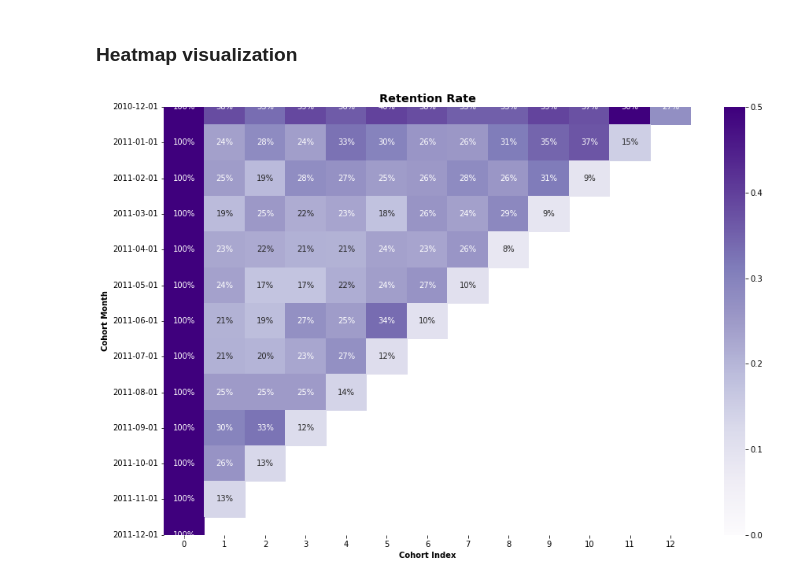
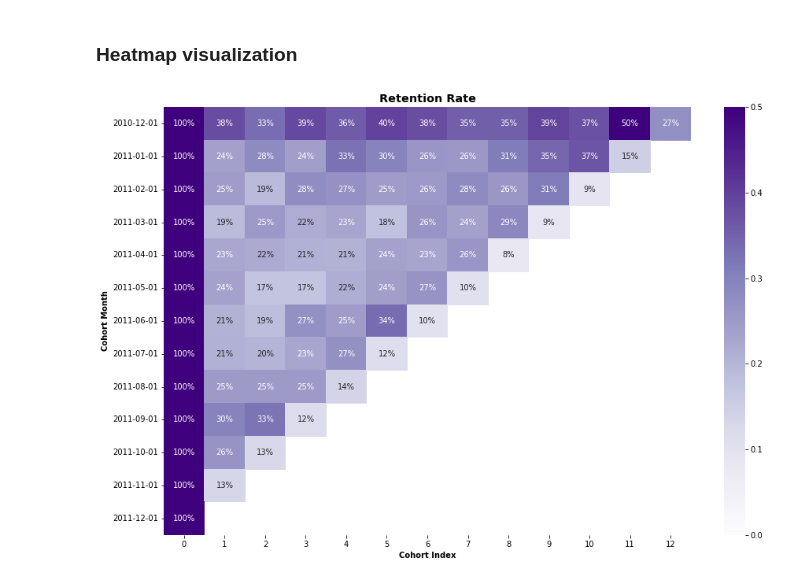
Before and after one commit to melinaapos/Cohort-Analysis-with-Python, a Jupyter notebook: Cohort_Analysis.ipynb, the cells around one changed output. Drawn from its saved outputs; the diff is of its cells as text; code cells hidden in the pictures.

Commit message:
Optimize heatmap visualization and update README

```diff
--- a/Cohort_Analysis.ipynb
+++ b/Cohort_Analysis.ipynb
@@ -141,17 +141,18 @@ retention
 # %%
 plt.figure(figsize=(15,10))
 
 ax = sns.heatmap(data=retention, annot=True, fmt='.0%', vmin= 0.0, vmax=0.5, cmap='Purples')
 
 ticklabels = [retention.index[int(tick)].strftime('%Y-%m-%d') for tick in ax.get_yticks()]
 
+ax.set_ylim(13.0,0)
 ax.set_yticklabels(ticklabels)
 
 ax.set_title('Retention Rate', fontsize='x-large', fontweight='heavy')
 
+ax.set_xlabel('Cohort Index', fontweight='bold')
 ax.set_ylabel('Cohort Month', fontweight='bold')
-ax.set_xlabel('Cohort Index', fontweight='bold')
 
 plt.show()
 # %% [output]
-[figure, old version]
+[figure, new version]
```
Also changed, not shown: 1 other file.
